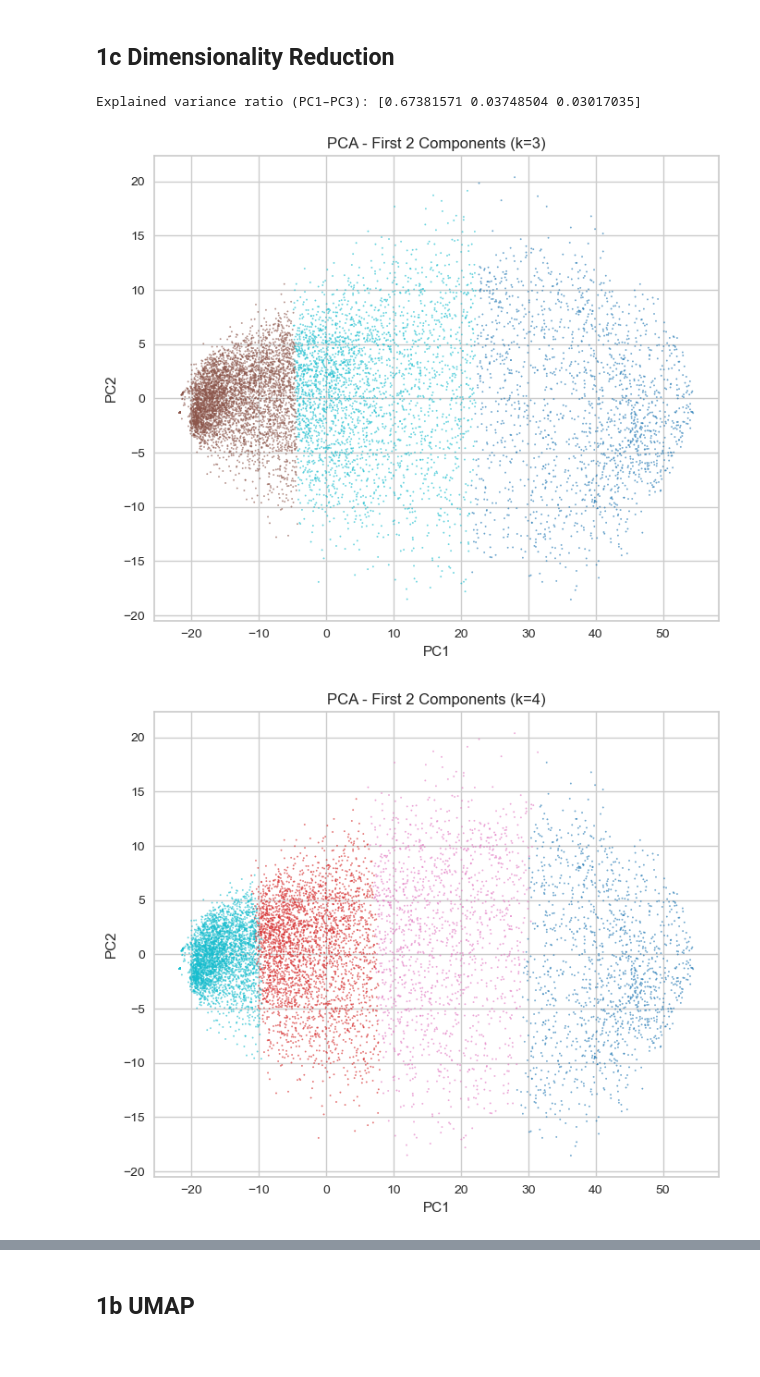
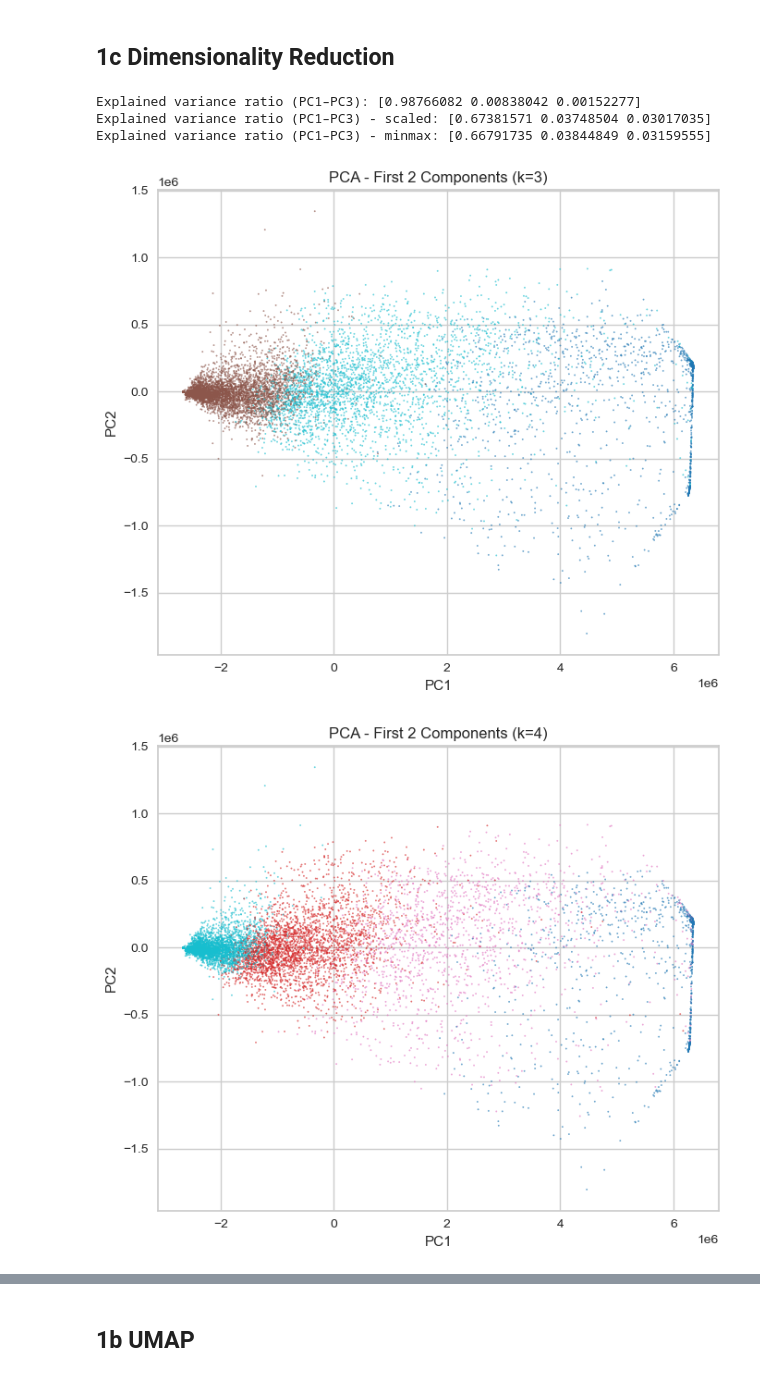
Before and after one commit to namrapatel/ca-households, a Jupyter notebook: sepehr.ipynb, the cells around one changed output, grey strips where cells are left out. Cells and saved outputs as stored; diff of their text form; code cells hidden in the pictures.

```diff
--- a/sepehr.ipynb
+++ b/sepehr.ipynb
@@ -222,6 +222,7 @@ Outliers have been capped using IQR method (1.5 * IQR).
 Finally, we will remove columns with very low variance (essentially repeated data and noise), and then scale the data.
 # %%
 from sklearn.preprocessing import StandardScaler
+from sklearn.preprocessing import MinMaxScaler
 
 # Drop columns with all same values (including all zeros)
 low_variance_cols = data.columns[data.nunique() <= 1]
@@ -233,6 +234,11 @@ scaler = StandardScaler()
 data_scaled = scaler.fit_transform(data)
 data_scaled_df = pd.DataFrame(data_scaled, columns=data.columns)
 
+# MinMax scaling
+minmax_scaler = MinMaxScaler()
+data_minmax_scaled = minmax_scaler.fit_transform(data)
+data_minmax_scaled_df = pd.DataFrame(data_minmax_scaled, columns=data.columns)
+
 # Output shape of cleaned and scaled data
 print("Final cleaned shape:", data_scaled_df.shape)
 # %% [output]
@@ -300,26 +306,40 @@ from sklearn.decomposition import PCA
 
 # Run PCA on full standardized data
 pca = PCA(random_state=42, n_components=3)
-pca_data = pca.fit_transform(data_scaled)
+pca_data = pca.fit_transform(data)
+
+pca_scaled = PCA(random_state=42, n_components=3)
+pca_scaled_data = pca_scaled.fit_transform(data_scaled)
+
+pca_minmax = PCA(random_state=42, n_components=3)
+pca_minmax_data = pca_minmax.fit_transform(data_minmax_scaled)
 
 # Explained variance for each component
 print("Explained variance ratio (PC1–PC3):", pca.explained_variance_ratio_[:3])
+print("Explained variance ratio (PC1–PC3) - scaled:", pca_scaled.explained_variance_ratio_[:3])
+print("Explained variance ratio (PC1–PC3) - minmax:", pca_minmax.explained_variance_ratio_[:3])
 # %% [output]
-Explained variance ratio (PC1–PC3): [0.67381571 0.03748504 0.03017035]
+Explained variance ratio (PC1–PC3): [0.98766082 0.00838042 0.00152277]
+Explained variance ratio (PC1–PC3) - scaled: [0.67381571 0.03748504 0.03017035]
+Explained variance ratio (PC1–PC3) - minmax: [0.66791735 0.03844849 0.03159555]
 # %%
 def plot_clusters(pca_data, labels, k):
     plt.figure(figsize=(7, 6))
     plt.scatter(pca_data[:, 0], pca_data[:, 1], c=labels, cmap='tab10', s=1, alpha=0.6)
     plt.title(f"PCA - First 2 Components (k={k})")
     plt.xlabel("PC1")
     plt.ylabel("PC2")
     plt.grid(True)
     plt.tight_layout()
     plt.show()
 
 # Plot for k=3 and k=4
 plot_clusters(pca_data, labels_3, k=3)
 plot_clusters(pca_data, labels_4, k=4)
+plot_clusters(pca_scaled_data, labels_3, k=3)
+plot_clusters(pca_scaled_data, labels_4, k=4)
+plot_clusters(pca_minmax_data, labels_3, k=3)
+plot_clusters(pca_minmax_data, labels_4, k=4)
 # %% [output]
-[figure, old version]
+[figure, new version]
-[figure, old version]
+[figure, new version]
```
Also changed, not shown: parts of 7 cells of this notebook, 1 other file.
